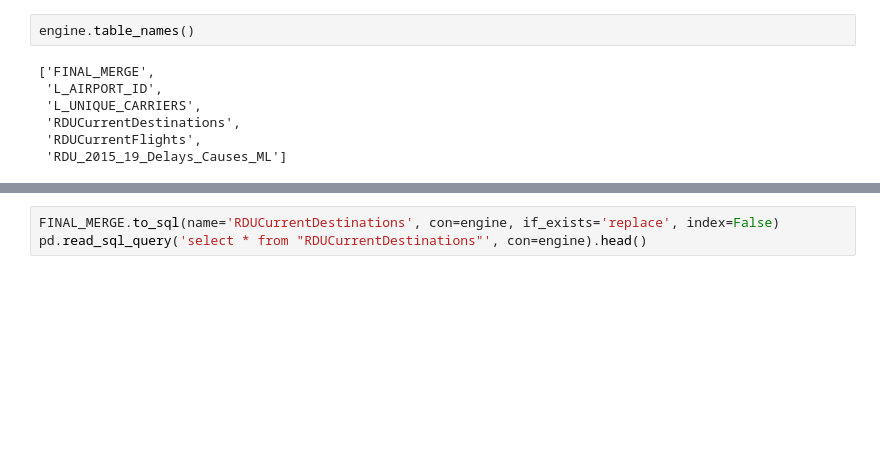
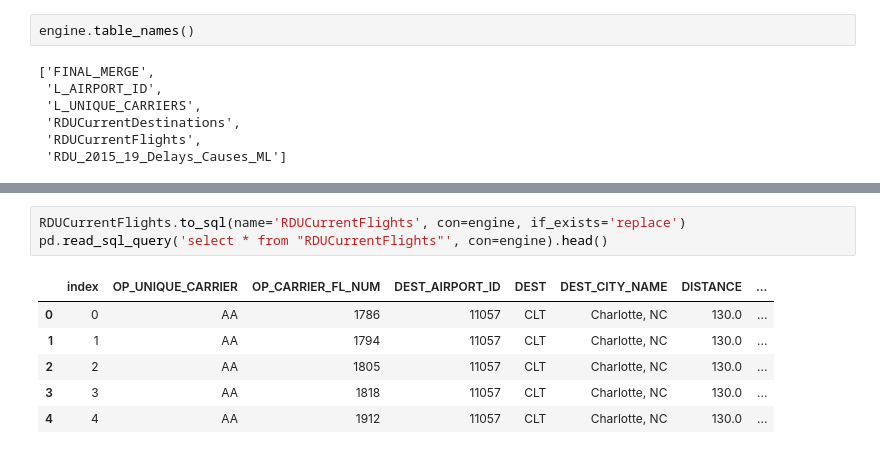
Before and after one commit to asdemonet/where-can-we-go, a Jupyter notebook: Resources/to_SQL.ipynb, the cells around one changed output, grey strips where cells are left out. Cells and saved outputs as stored; diff of their text form; blank space fills up the shorter version.

```diff
--- a/Resources/to_SQL.ipynb
+++ b/Resources/to_SQL.ipynb
@@ -59,4 +100,11 @@ pd.read_sql_query('select * from "L_UNIQUE_CARRIERS"', con=engine).head()
 # %%
-FINAL_MERGE.to_sql(name='RDUCurrentDestinations', con=engine, if_exists='replace', index=False)
-pd.read_sql_query('select * from "RDUCurrentDestinations"', con=engine).head()
+RDUCurrentFlights.to_sql(name='RDUCurrentFlights', con=engine, if_exists='replace')
+pd.read_sql_query('select * from "RDUCurrentFlights"', con=engine).head()
+# %% [output]
+|  | index | OP_UNIQUE_CARRIER | OP_CARRIER_FL_NUM | DEST_AIRPORT_ID | DEST | DEST_CITY_NAME | DISTANCE | ... |
+| 0 | 0 | AA | 1786 | 11057 | CLT | Charlotte, NC | 130.0 | ... |
+| 1 | 1 | AA | 1794 | 11057 | CLT | Charlotte, NC | 130.0 | ... |
+| 2 | 2 | AA | 1805 | 11057 | CLT | Charlotte, NC | 130.0 | ... |
+| 3 | 3 | AA | 1818 | 11057 | CLT | Charlotte, NC | 130.0 | ... |
+| 4 | 4 | AA | 1912 | 11057 | CLT | Charlotte, NC | 130.0 | ... |
 # %%
```
Also changed, not shown: parts of 11 cells of this notebook, 3 other files.
